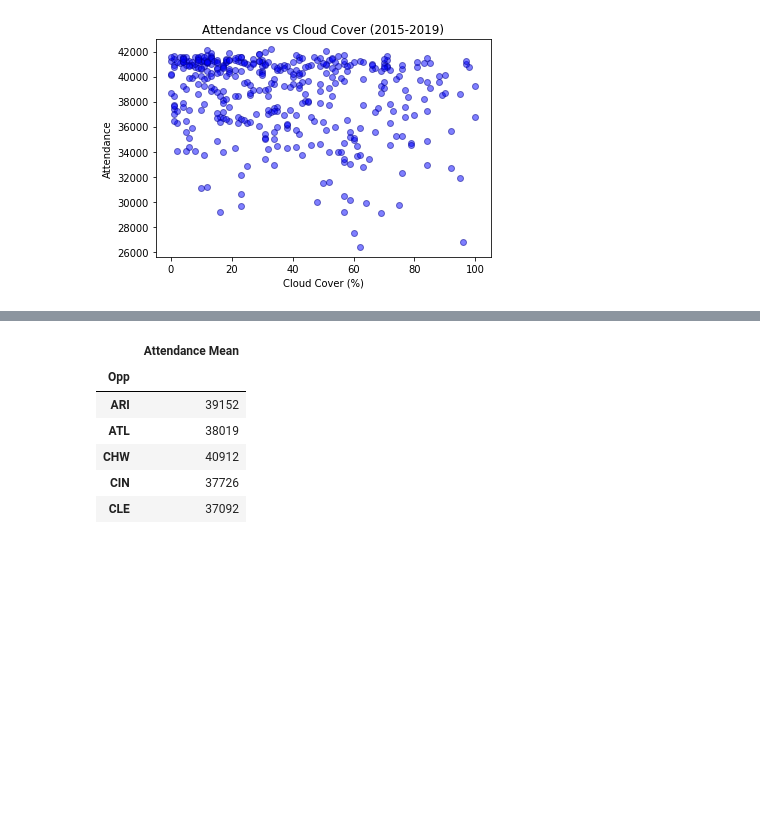
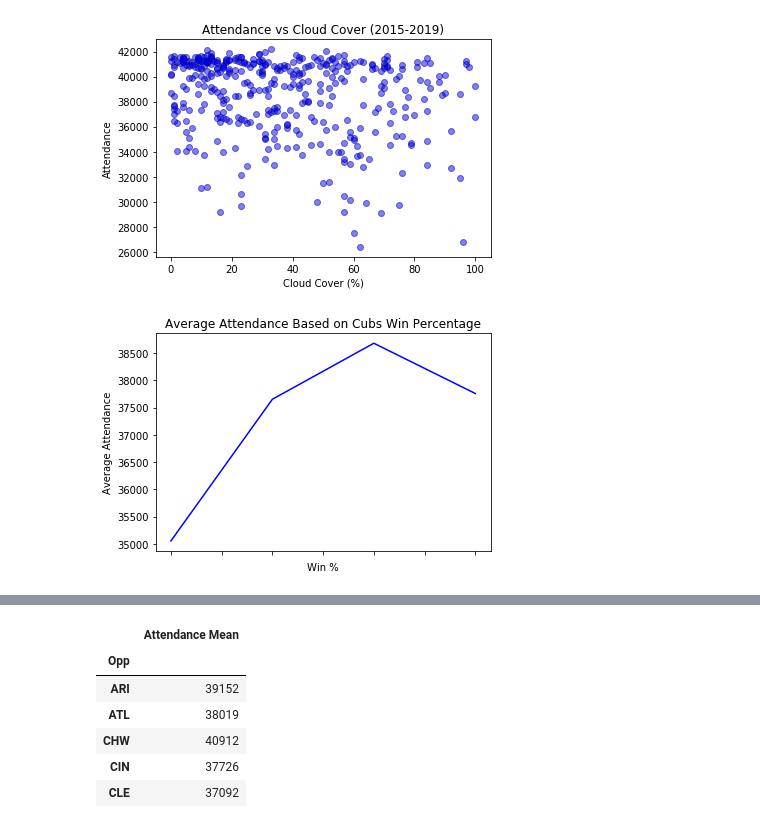
Before and after one commit to s-w-duncan/Project-Awesome-Team-4, a Jupyter notebook: Presentation_Analysis.ipynb, the cells around one changed output, grey strips where cells are left out. Drawn from its saved outputs; the diff is of its cells as text; code cells hidden in the pictures; blank space fills up the shorter version.

```diff
--- a/Presentation_Analysis.ipynb
+++ b/Presentation_Analysis.ipynb
@@ -138,0 +119,17 @@ visit_df = cubs_df.copy()
+# %%
+# Performance of Home Team vs. Attendance
+perf_df = cubs_df.copy()
+perf_df = perf_df[["Attendance", "Season Win %"]]
+perf_bins = [0, 0.249, 0.499, .749, 1.0]
+group_names = ["0-24%", "25-49%", "50-74%", "75-100%"]
+perf_df["Percentage Group"] = pd.cut(perf_df["Season Win %"], perf_bins, labels=group_names, include_lowest=True)
+win_group = perf_df.groupby("Percentage Group")
+win_group = win_group[["Attendance"]].mean()
+win_group.reset_index(inplace=True)
+win_group.set_index("Percentage Group")["Attendance"].plot(kind="line", color="blue")
+plt.ylabel("Average Attendance")
+plt.xlabel("Win %")
+plt.title("Average Attendance Based on Cubs Win Percentage")
+plt.show()
+# %% [output]
+[figure, added]
```
Also changed, not shown: parts of 22 cells of this notebook.
